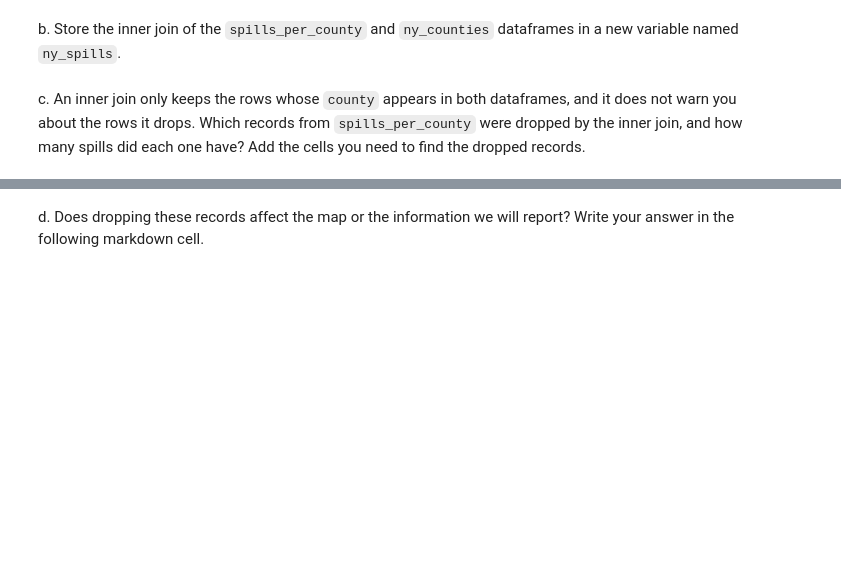
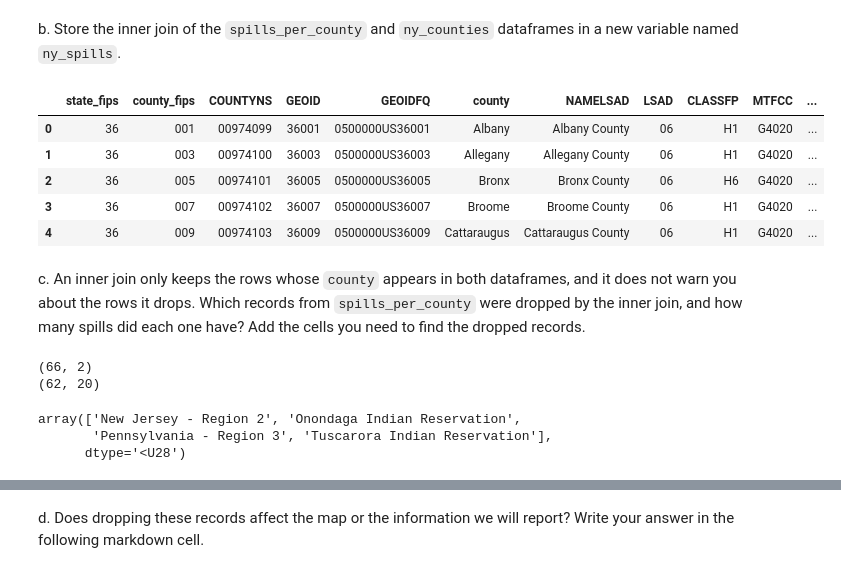
Before and after one commit to Apathy-Wildflowers/eds220-hwk3, a Jupyter notebook: hwk3-task2-spills.ipynb, the cells around one changed output, grey strips where cells are left out. Saved outputs shown, nothing was run; the diff lists cells and outputs as text; code cells hidden in the pictures; blank space fills up the shorter version.

```diff
--- a/hwk3-task2-spills.ipynb
+++ b/hwk3-task2-spills.ipynb
@@ -487,6 +587,34 @@ a. Use this cell to make any other updates needed for making an inner join of th
 # %% [markdown]
 b. Store the inner join of the `spills_per_county` and `ny_counties` dataframes in a new variable named `ny_spills`.
+# %%
+ny_spills = pd.merge(ny_counties, spills_per_county, how='inner', on='county')
+ny_spills.head(5)
+# %% [output]
+|  | state_fips | county_fips | COUNTYNS | GEOID | GEOIDFQ | county | NAMELSAD | LSAD | CLASSFP | MTFCC | ... |
+| 0 | 36 | 001 | 00974099 | 36001 | 0500000US36001 | Albany | Albany County | 06 | H1 | G4020 | ... |
+| 1 | 36 | 003 | 00974100 | 36003 | 0500000US36003 | Allegany | Allegany County | 06 | H1 | G4020 | ... |
+| 2 | 36 | 005 | 00974101 | 36005 | 0500000US36005 | Bronx | Bronx County | 06 | H6 | G4020 | ... |
+| 3 | 36 | 007 | 00974102 | 36007 | 0500000US36007 | Broome | Broome County | 06 | H1 | G4020 | ... |
+| 4 | 36 | 009 | 00974103 | 36009 | 0500000US36009 | Cattaraugus | Cattaraugus County | 06 | H1 | G4020 | ... |
 # %% [markdown]
 <!-- BEGIN QUESTION -->
 
 c. An inner join only keeps the rows whose `county` appears in both dataframes, and it does not warn you about the rows it drops. Which records from `spills_per_county` were dropped by the inner join, and how many spills did each one have? Add the cells you need to find the dropped records.
+# %%
+print(spills_per_county.shape)
+print(ny_spills.shape)
+# %% [output]
+(66, 2)
+(62, 20)
+# %%
+#spills_per_county --> counties_spill_list
+ny_spills_list = ny_spills['county'].to_list()
+spills_per_county_list = spills_per_county['county'].to_list()
+np.setdiff1d(spills_per_county_list, ny_spills_list)
+# All regions not added:
+# 'New Jersey - Region 2', 'Onondaga Indian Reservation',
+# 'Pennsylvania - Region 3', 'Tuscarora Indian Reservation'
+# %% [output]
+array(['New Jersey - Region 2', 'Onondaga Indian Reservation',
+       'Pennsylvania - Region 3', 'Tuscarora Indian Reservation'],
+      dtype='<U28')
```
Also changed, not shown: parts of 18 cells of this notebook.
